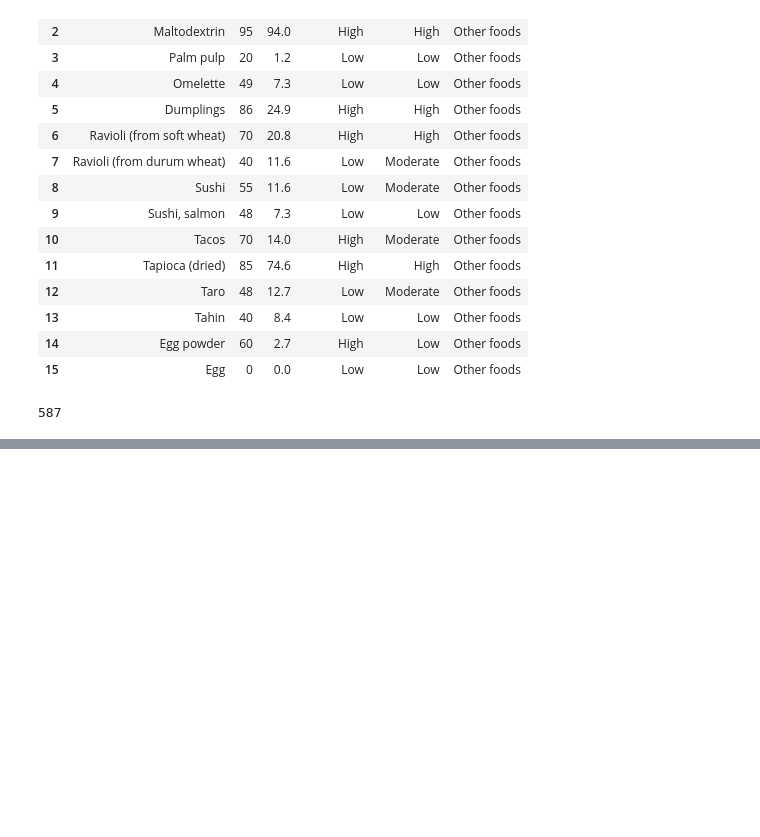
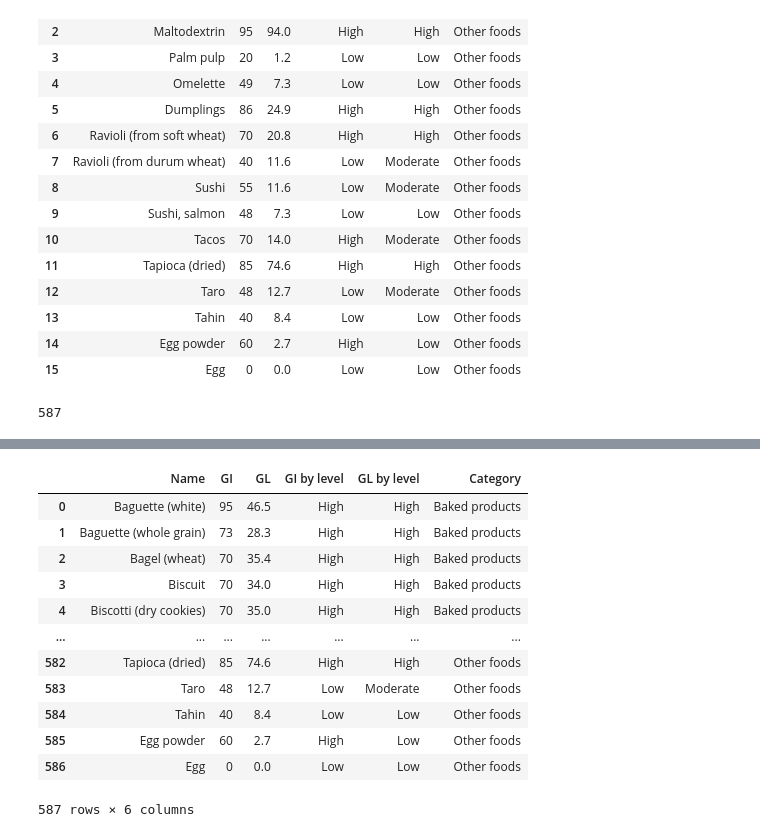
Before and after one commit to KacperWalkusz/Project-Healthy-Food-Analysis, a Jupyter notebook: GI and GL - webscraping.ipynb, the cells around one changed output, grey strips where cells are left out. Drawn from its saved outputs; the diff is of its cells as text; code cells hidden in the pictures; blank space fills up the shorter version.

Commit message:
Fixed - all_categories DataFrame

```diff
--- a/GI and GL - webscraping.ipynb
+++ b/GI and GL - webscraping.ipynb
@@ -460,7 +460,7 @@ for row in column_data[1:]:
     lenght = len(df_greens)                        #dataframe
     df_greens.loc[lenght] = individual_row_data    #dataframe
     print(df_greens)                               #dataframe
-df_greens=df_grains.drop('Photo', axis=1)
+df_greens=df_greens.drop('Photo', axis=1)
 df_greens['GI'] = df_greens['GI'].astype(int)
 df_greens['GL'] = df_greens['GL'].astype(float)
 df_greens["GI by level"] = df_greens["GI"].apply(GI_level)
@@ -1112,0 +1146,16 @@ df_all_categories.shape
+# %%
+df_all_categories
+# %% [output]
+|  | Name | GI | GL | GI by level | GL by level | Category |
+| 0 | Baguette (white) | 95 | 46.5 | High | High | Baked products |
+| 1 | Baguette (whole grain) | 73 | 28.3 | High | High | Baked products |
+| 2 | Bagel (wheat) | 70 | 35.4 | High | High | Baked products |
+| 3 | Biscuit | 70 | 34.0 | High | High | Baked products |
+| 4 | Biscotti (dry cookies) | 70 | 35.0 | High | High | Baked products |
+| ... | ... | ... | ... | ... | ... | ... |
+| 582 | Tapioca (dried) | 85 | 74.6 | High | High | Other foods |
+| 583 | Taro | 48 | 12.7 | Low | Moderate | Other foods |
+| 584 | Tahin | 40 | 8.4 | Low | Low | Other foods |
+| 585 | Egg powder | 60 | 2.7 | High | Low | Other foods |
+| 586 | Egg | 0 | 0.0 | Low | Low | Other foods |
+587 rows × 6 columns
```
Also changed, not shown: parts of 7 cells of this notebook.
